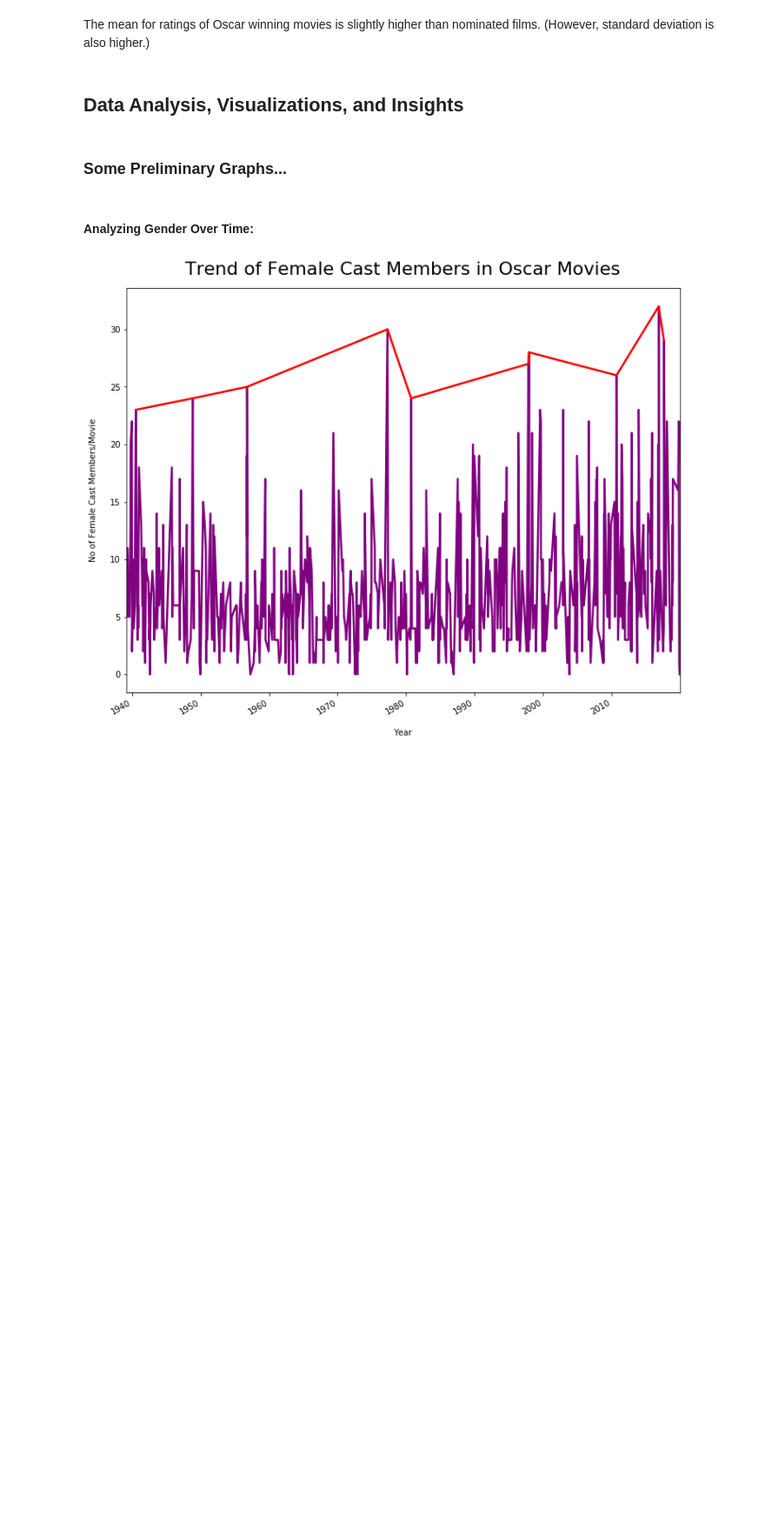
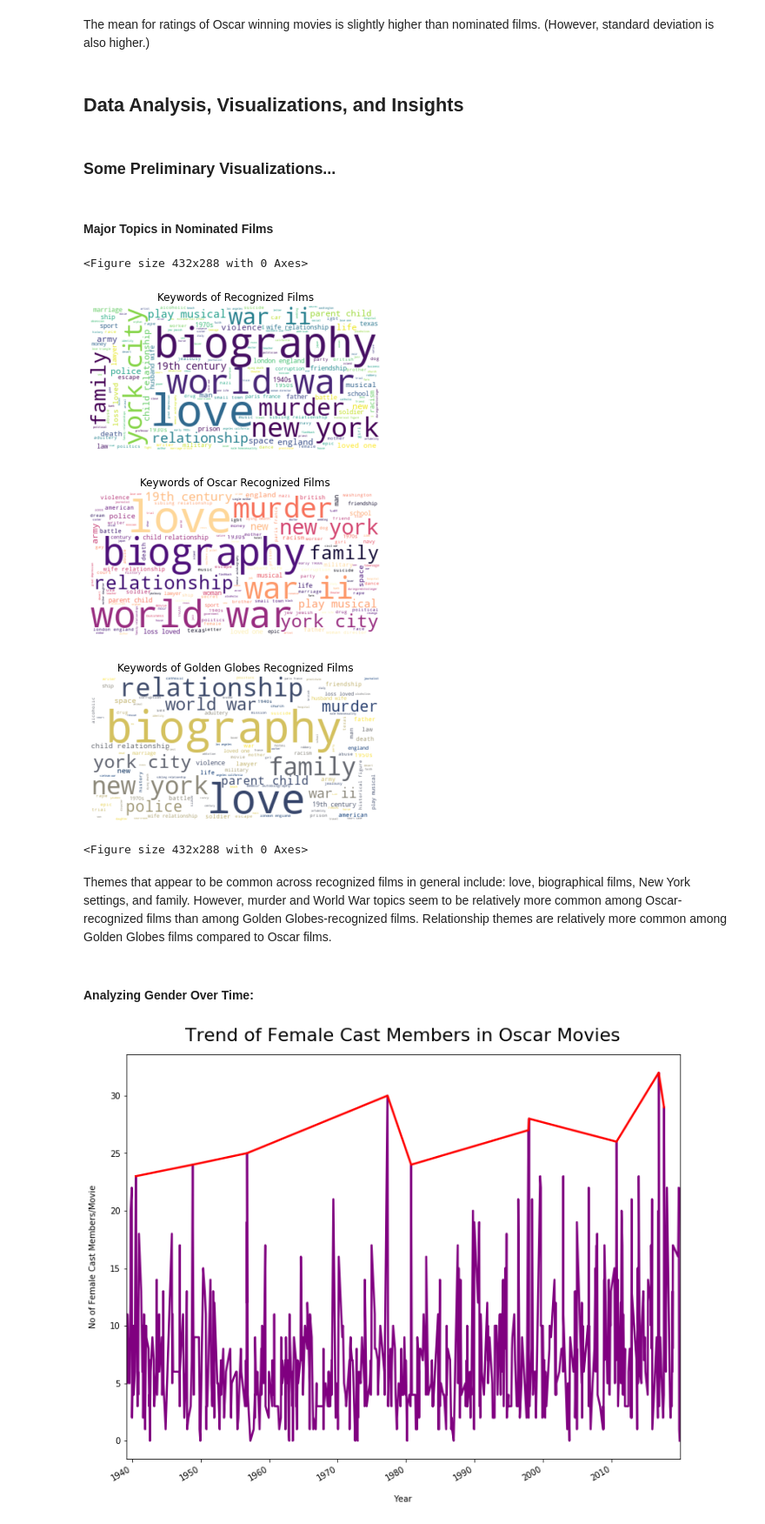
Before and after one commit to maitreyirajaram/oscar-awards-analysis, a Jupyter notebook: MovieReport.ipynb, the cells around one changed output. Shown at 87% size. Drawn from its saved outputs; the diff is of its cells as text; code cells hidden in the pictures; blank space fills up the shorter version.

```diff
--- a/MovieReport.ipynb
+++ b/MovieReport.ipynb
@@ -296,7 +296,64 @@ The mean for ratings of Oscar winning movies is slightly higher than nominated f
 
 ## Data Analysis, Visualizations, and Insights
 # %% [markdown]
-### Some Preliminary Graphs...
+### Some Preliminary Visualizations...
+# %% [markdown]
+#### Major Topics in Nominated Films
+# %%
+stopwords = set(STOPWORDS)
+stopwords.update(['based', 'novel', 'book', 'story', 'true'])
+
+def count_keywords(df):
+    word_count = {}
+    for row in df['Keywords']:
+        for kwd in row:
+            kwd = kwd.strip()
+            if kwd not in word_count.keys():
+                word_count[kwd] = 1
+            else:
+                word_count[kwd] += 1
+    return word_count
+
+def split_keywords(df):
+    text = ""
+    for row in df['Keywords']:
+        for kwd in row:
+            kwd = kwd.strip()
+            text += kwd + " "
+    return text
+# topics of all recognized films
+text = split_keywords(movies)
+keyword_cloud = WordCloud(stopwords=stopwords, max_font_size=60, relative_scaling=1, max_words=400, background_color="white", colormap='viridis').generate(text)
+plt.imshow(keyword_cloud, interpolation='bilinear')
+plt.axis("off")
+plt.title("Keywords of Recognized Films")
+plt.figure()
+
+# topics of Oscar-recognized films
+oscar_films = movies[movies['Oscar Winner'] <= 1.0]
+oscar_text = split_keywords(oscar_films)
+oscar_cloud = WordCloud(stopwords=stopwords, max_font_size=60, relative_scaling=1, max_words=400, background_color="white", colormap='magma').generate(oscar_text)
+plt.imshow(oscar_cloud, interpolation='bilinear')
+plt.axis("off")
+plt.title("Keywords of Oscar Recognized Films")
+plt.figure()
+
+# topics of Golden Globes-recognized films
+gg_films = movies[movies['Golden Globes Winner'] <= 1.0]
+gg_text = split_keywords(gg_films)
+gg_cloud = WordCloud(stopwords=stopwords, max_font_size=60, relative_scaling=1, max_words=400, background_color="white", colormap='cividis').generate(gg_text)
+plt.imshow(gg_cloud, interpolation='bilinear')
+plt.axis("off")
+plt.title("Keywords of Golden Globes Recognized Films")
+plt.figure()
+# %% [output]
+<Figure size 432x288 with 0 Axes>
+[figure, added]
+[figure, added]
+[figure, added]
+<Figure size 432x288 with 0 Axes>
+# %% [markdown]
+Themes that appear to be common across recognized films in general include: love, biographical films, New York settings, and family. However, murder and World War topics seem to be relatively more common among Oscar-recognized films than among Golden Globes-recognized films. Relationship themes are relatively more common among Golden Globes films compared to Oscar films.
 # %% [markdown]
 #### Analyzing Gender Over Time:
 # %%
```
Also changed, not shown: parts of 1 cell of this notebook.
